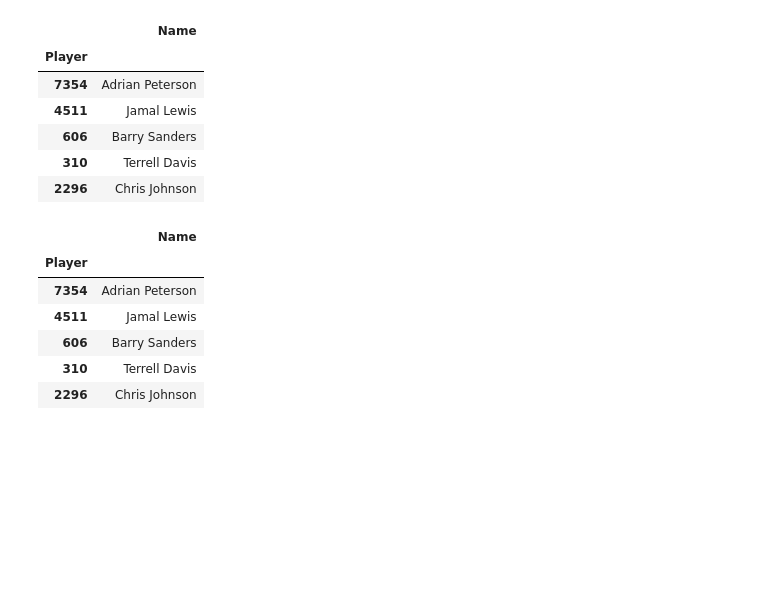
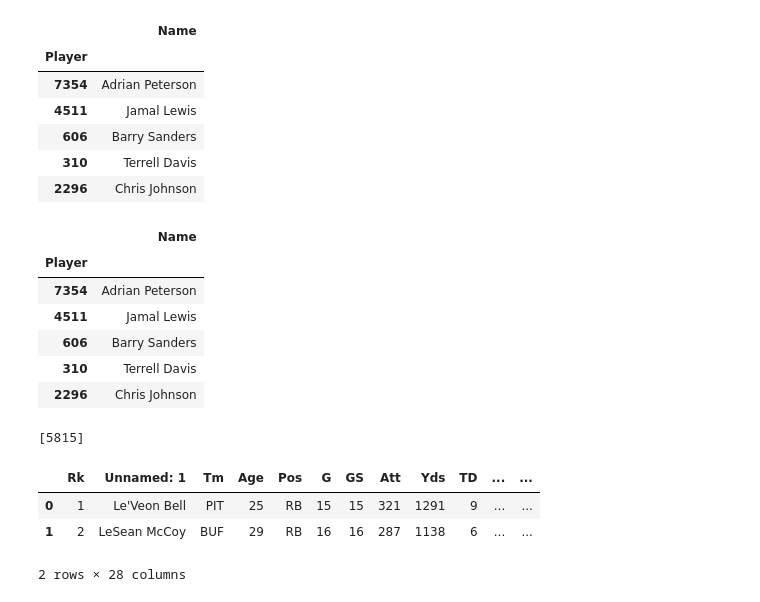
Before and after one commit to greg-smith1/Football_Comparables, a Jupyter notebook: data_gen.ipynb, the cells around one changed output. Saved outputs shown, nothing was run; the diff lists cells and outputs as text; code cells hidden in the pictures; blank space fills up the shorter version.

```diff
--- a/data_gen.ipynb
+++ b/data_gen.ipynb
@@ -152,0 +154,4 @@ def name_to_index(name, age):
+# %%
+name_to_index('Alvin Kamara', 23)
+# %% [output]
+[5815]
@@ -152,0 +160,7 @@ def name_to_index(name, age):
+# %%
+players_lookup.head(2)
+# %% [output]
+|  | Rk | Unnamed: 1 | Tm | Age | Pos | G | GS | Att | Yds | TD | ... | ... |
+| 0 | 1 | Le'Veon Bell | PIT | 25 | RB | 15 | 15 | 321 | 1291 | 9 | ... | ... |
+| 1 | 2 | LeSean McCoy | BUF | 29 | RB | 16 | 16 | 287 | 1138 | 6 | ... | ... |
+2 rows × 28 columns
```
Also changed, not shown: parts of 7 cells of this notebook, 2 other files.
